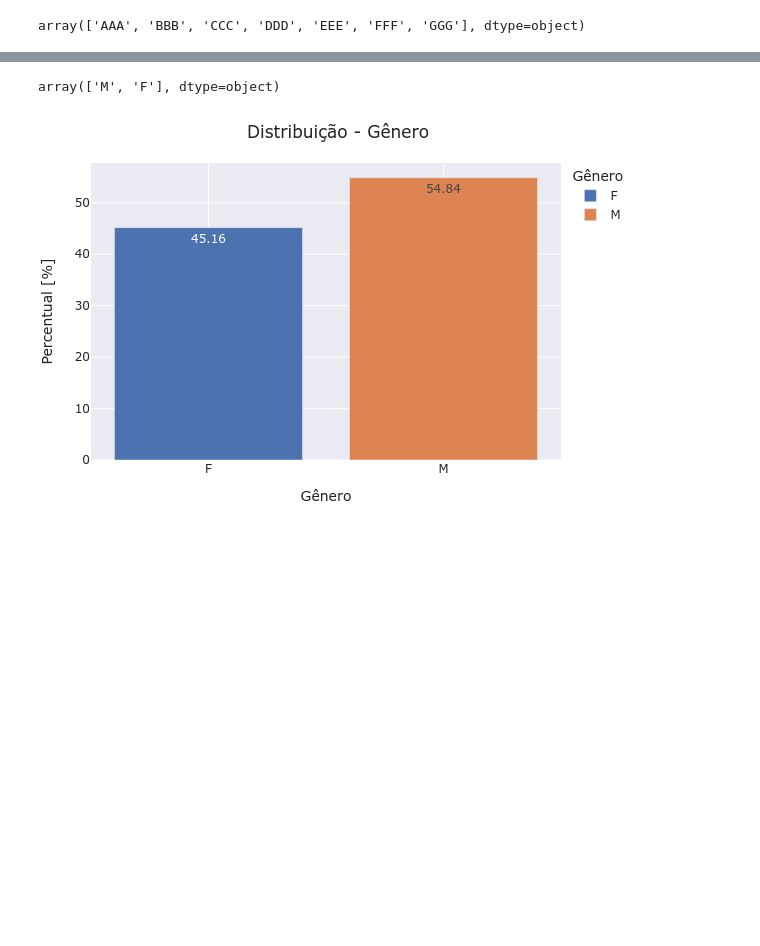
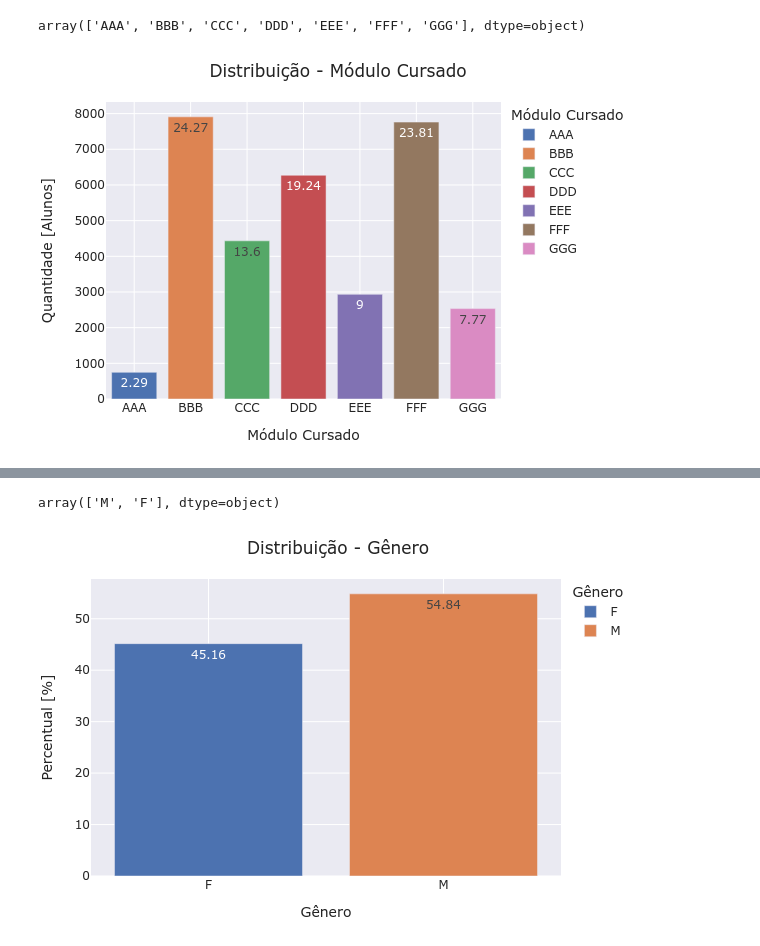
Before and after one commit to WanderScheidegger/OULAD_trybe, a Jupyter notebook: case_eda.ipynb, the cells around one changed output, grey strips where cells are left out. Cells and saved outputs as stored; diff of their text form; code cells hidden in the pictures; blank space fills up the shorter version.

```diff
--- a/case_eda.ipynb
+++ b/case_eda.ipynb
@@ -31,3 +38,28 @@ studentInfo.sample(20).head()
 studentInfo['code_module'].unique()
 # %% [output]
 array(['AAA', 'BBB', 'CCC', 'DDD', 'EEE', 'FFF', 'GGG'], dtype=object)
+# %%
+#plota as quantidades
+modulo = studentInfo.groupby('code_module').agg({'id_student':'count'}).reset_index().\
+    rename(columns={"code_module": "Modulo", 'id_student': 'Qtde'})
+
+modulo['Percentual'] = modulo.apply(lambda x: round(100 * (x['Qtde'] / modulo['Qtde'].sum()),2), axis=1)
+
+fig = px.bar(modulo, x='Modulo', y='Qtde', \
+    text='Percentual', color='Modulo',  hover_data=['Qtde'],\
+        template="seaborn")
+
+fig.update_layout(
+    margin=dict(l=20, r=50, t=50, b=20),
+    title = 'Distribuição - Módulo Cursado',
+    xaxis_title="Módulo Cursado",
+    yaxis_title="Quantidade [Alunos]",
+    legend_title="Módulo Cursado",
+    width=600,
+    height=400,
+    uniformtext_minsize=10,
+    uniformtext_mode='hide',
+)
+fig.show("png")
+# %% [output]
+[figure, added]
```
Also changed, not shown: parts of 81 cells of this notebook.
